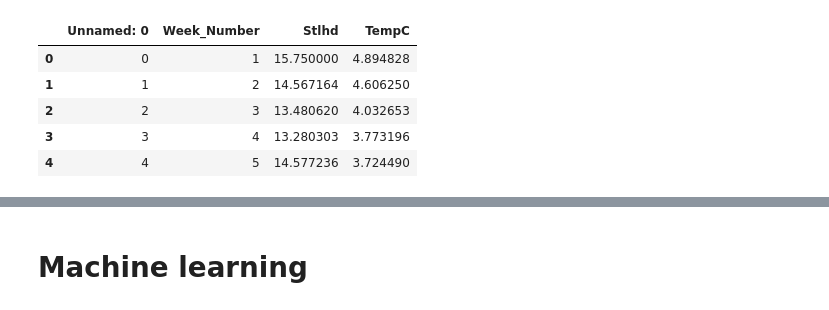
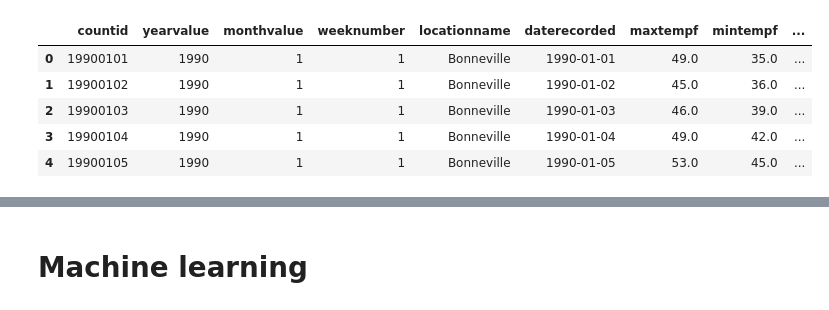
Before and after one commit to mthalken/fish_count, a Jupyter notebook: fish_ml_practice.ipynb, the cells around one changed output, grey strips where cells are left out. Saved outputs shown, nothing was run; the diff lists cells and outputs as text; code cells hidden in the pictures.

```diff
--- a/fish_ml_practice.ipynb
+++ b/fish_ml_practice.ipynb
@@ -15,11 +13,12 @@ target = ['Stlhd']
 # %%
-file_path = Path('Resources/week_averages.csv')
+# Load data into dataframe
+file_path = Path('Resources/combineddata.csv')
 df = pd.read_csv(file_path)
 df.head()
 # %% [output]
-|  | Unnamed: 0 | Week_Number | Stlhd | TempC |
-| 0 | 0 | 1 | 15.750000 | 4.894828 |
-| 1 | 1 | 2 | 14.567164 | 4.606250 |
-| 2 | 2 | 3 | 13.480620 | 4.032653 |
-| 3 | 3 | 4 | 13.280303 | 3.773196 |
-| 4 | 4 | 5 | 14.577236 | 3.724490 |
+|  | countid | yearvalue | monthvalue | weeknumber | locationname | daterecorded | maxtempf | mintempf | ... |
+| 0 | 19900101 | 1990 | 1 | 1 | Bonneville | 1990-01-01 | 49.0 | 35.0 | ... |
+| 1 | 19900102 | 1990 | 1 | 1 | Bonneville | 1990-01-02 | 45.0 | 36.0 | ... |
+| 2 | 19900103 | 1990 | 1 | 1 | Bonneville | 1990-01-03 | 46.0 | 39.0 | ... |
+| 3 | 19900104 | 1990 | 1 | 1 | Bonneville | 1990-01-04 | 49.0 | 42.0 | ... |
+| 4 | 19900105 | 1990 | 1 | 1 | Bonneville | 1990-01-05 | 53.0 | 45.0 | ... |
```
Also changed, not shown: parts of 13 cells of this notebook.
